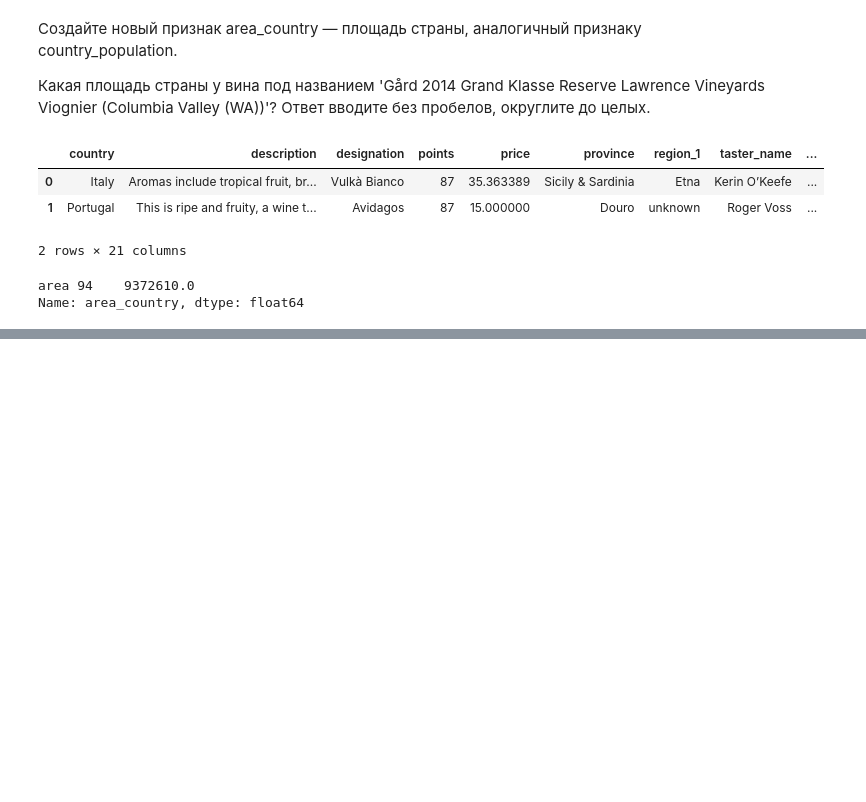
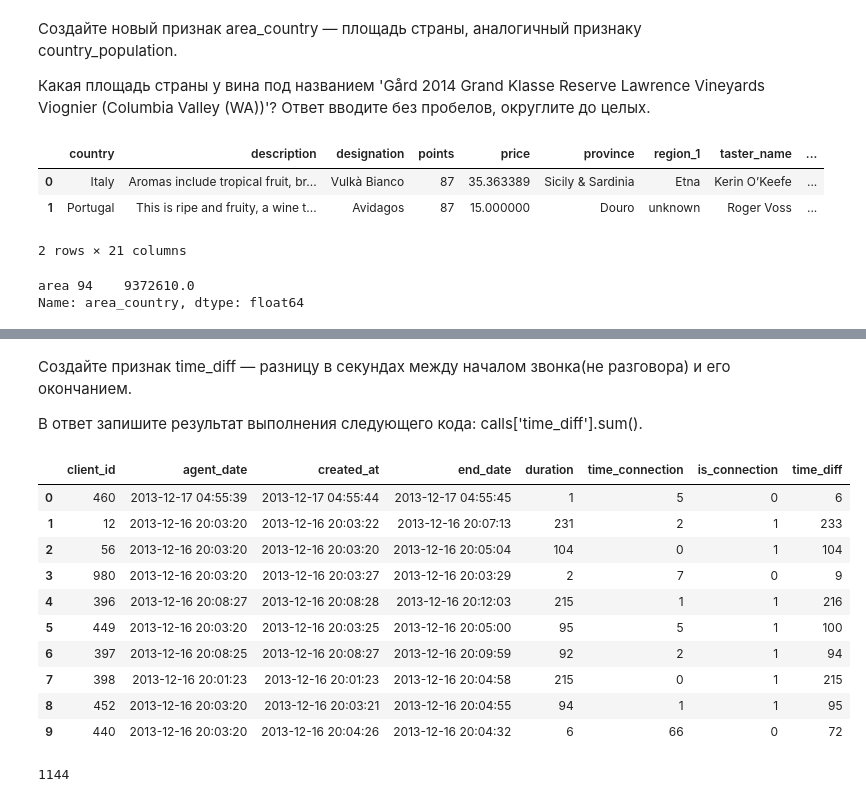
Before and after one commit to metalin37/Skillfactory, a Jupyter notebook: EDA/EDA-3. Проектирование признаков/EDA-3.ipynb, the cells around one changed output, grey strips where cells are left out. Saved outputs shown, nothing was run; the diff lists cells and outputs as text; code cells hidden in the pictures; blank space fills up the shorter version.

```diff
--- a/EDA/EDA-3. Проектирование признаков/EDA-3.ipynb
+++ b/EDA/EDA-3. Проектирование признаков/EDA-3.ipynb
@@ -158,0 +168,26 @@ Name: area_country, dtype: float64
+# %%
+import pandas as pd
+
+# инициализируем информацию о звонках
+calls_list = [
+    [460, '2013-12-17 04:55:39', '2013-12-17 04:55:44', '2013-12-17 04:55:45'],
+    [12, '2013-12-16 20:03:20', '2013-12-16 20:03:22', '2013-12-16 20:07:13'],
+    [56, '2013-12-16 20:03:20', '2013-12-16 20:03:20', '2013-12-16 20:05:04'],
+    [980, '2013-12-16 20:03:20','2013-12-16 20:03:27', '2013-12-16 20:03:29'],
+    [396, '2013-12-16 20:08:27', '2013-12-16 20:08:28','2013-12-16 20:12:03'],
+    [449, '2013-12-16 20:03:20', '2013-12-16 20:03:25','2013-12-16 20:05:00'],
+    [397, '2013-12-16 20:08:25', '2013-12-16 20:08:27', '2013-12-16 20:09:59'],
+    [398, '2013-12-16 20:01:23', '2013-12-16 20:01:23', '2013-12-16 20:04:58'],
+    [452, '2013-12-16 20:03:20', '2013-12-16 20:03:21','2013-12-16 20:04:55'],
+    [440, '2013-12-16 20:03:20', '2013-12-16 20:04:26', '2013-12-16 20:04:32']
+]
+
+calls = pd.DataFrame(calls_list, columns = ['client_id',  'agent_date', 'created_at' ,'end_date'])
+
+# преобразовываем признаки в формат datetime для удобной работы
+
+calls['agent_date'] = pd.to_datetime(calls['agent_date'])
+calls['created_at'] = pd.to_datetime(calls['created_at'])
+calls['end_date'] = pd.to_datetime(calls['end_date'])
+
+calls
@@ -158,0 +212,3 @@ Name: area_country, dtype: float64
+# %%
+calls['duration'] = (calls['end_date'] - calls['created_at']).dt.seconds
+calls
@@ -158,0 +231,4 @@ Name: area_country, dtype: float64
+# %%
+calls['time_connection'] = (calls['created_at'] - calls['agent_date']).dt.seconds
+display(calls)
+calls['time_connection'].sum()
@@ -158,0 +252,4 @@ Name: area_country, dtype: float64
+# %%
+calls['is_connection'] = calls['duration'].apply(lambda x: 1 if x >= 10 else 0)
+display(calls)
+calls['is_connection'].sum()
@@ -158,0 +269,21 @@ Name: area_country, dtype: float64
+# %% [markdown]
+Создайте признак time_diff — разницу в секундах между началом звонка(не разговора) и его окончанием.
+
+В ответ запишите результат выполнения следующего кода: calls['time_diff'].sum().
+# %%
+calls['time_diff'] = (calls['end_date'] - calls['agent_date']).dt.seconds
+display(calls)
+calls['time_diff'].sum()
+# %% [output]
+|  | client_id | agent_date | created_at | end_date | duration | time_connection | is_connection | time_diff |
+| 0 | 460 | 2013-12-17 04:55:39 | 2013-12-17 04:55:44 | 2013-12-17 04:55:45 | 1 | 5 | 0 | 6 |
+| 1 | 12 | 2013-12-16 20:03:20 | 2013-12-16 20:03:22 | 2013-12-16 20:07:13 | 231 | 2 | 1 | 233 |
+| 2 | 56 | 2013-12-16 20:03:20 | 2013-12-16 20:03:20 | 2013-12-16 20:05:04 | 104 | 0 | 1 | 104 |
+| 3 | 980 | 2013-12-16 20:03:20 | 2013-12-16 20:03:27 | 2013-12-16 20:03:29 | 2 | 7 | 0 | 9 |
+| 4 | 396 | 2013-12-16 20:08:27 | 2013-12-16 20:08:28 | 2013-12-16 20:12:03 | 215 | 1 | 1 | 216 |
+| 5 | 449 | 2013-12-16 20:03:20 | 2013-12-16 20:03:25 | 2013-12-16 20:05:00 | 95 | 5 | 1 | 100 |
+| 6 | 397 | 2013-12-16 20:08:25 | 2013-12-16 20:08:27 | 2013-12-16 20:09:59 | 92 | 2 | 1 | 94 |
+| 7 | 398 | 2013-12-16 20:01:23 | 2013-12-16 20:01:23 | 2013-12-16 20:04:58 | 215 | 0 | 1 | 215 |
+| 8 | 452 | 2013-12-16 20:03:20 | 2013-12-16 20:03:21 | 2013-12-16 20:04:55 | 94 | 1 | 1 | 95 |
+| 9 | 440 | 2013-12-16 20:03:20 | 2013-12-16 20:04:26 | 2013-12-16 20:04:32 | 6 | 66 | 0 | 72 |
+1144
```
Also changed, not shown: parts of 45 cells of this notebook, 3 other files.
